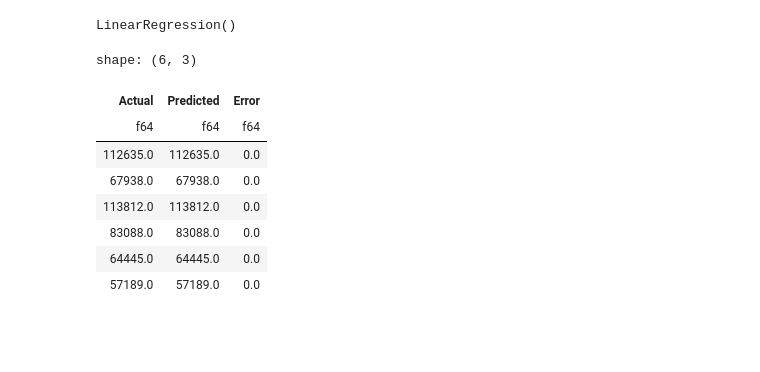
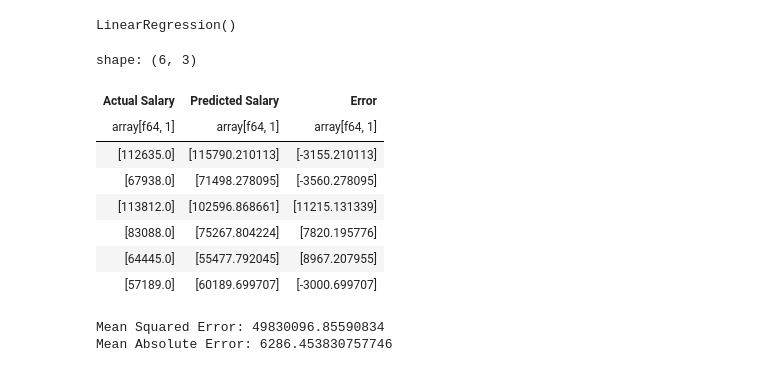
Before and after one commit to ZygimantasB/Python_R_from_two_Data_Science_experts, a Jupyter notebook: Section 5 Regression/section_5.ipynb, the cells around one changed output. Cells and saved outputs as stored; diff of their text form; code cells hidden in the pictures; blank space fills up the shorter version.

```diff
--- a/Section 5 Regression/section_5.ipynb
+++ b/Section 5 Regression/section_5.ipynb
@@ -51,7 +51,7 @@ scaler = StandardScaler()
 # %%
 scaled_X_train = scaler.fit_transform(X_train)
 # %%
-scaler_X_test = scaler.transform(X_test)
+scaled_X_test = scaler.transform(X_test)
 # %%
 from sklearn.linear_model import LinearRegression
 # %%
@@ -61,25 +61,25 @@ line_model.fit(scaled_X_train, y_train)
 # %% [output]
 LinearRegression()
 # %%
-predictions = line_model.predict(scaler_X_test)
+predictions = line_model.predict(scaled_X_test)
 # %%
-predictions = [p[0] for p in predictions]
+# predictions = [p[0] for p in predictions]
 # %%
-y_test = pl.Series(y_test)
+y_test = pl.Series('Salary', y_test)
 predictions = pl.Series(predictions)
 # %%
 pl.DataFrame({
-    'Actual': y_test,
-    'Predicted': predictions,
+    'Actual Salary': y_test,
+    'Predicted Salary': predictions,
     'Error': y_test - predictions
 })
 # %% [output]
 shape: (6, 3)
-| Actual | Predicted | Error |
-| f64 | f64 | f64 |
-| 112635.0 | 112635.0 | 0.0 |
-| 67938.0 | 67938.0 | 0.0 |
-| 113812.0 | 113812.0 | 0.0 |
-| 83088.0 | 83088.0 | 0.0 |
-| 64445.0 | 64445.0 | 0.0 |
-| 57189.0 | 57189.0 | 0.0 |
+| Actual Salary | Predicted Salary | Error |
+| array[f64, 1] | array[f64, 1] | array[f64, 1] |
+| [112635.0] | [115790.210113] | [-3155.210113] |
+| [67938.0] | [71498.278095] | [-3560.278095] |
+| [113812.0] | [102596.868661] | [11215.131339] |
+| [83088.0] | [75267.804224] | [7820.195776] |
+| [64445.0] | [55477.792045] | [8967.207955] |
+| [57189.0] | [60189.699707] | [-3000.699707] |
@@ -85,0 +92,6 @@ shape: (6, 3)
+# %%
+print(f'Mean Squared Error: {MSE}' )
+print(f'Mean Absolute Error: {MAE}')
+# %% [output]
+Mean Squared Error: 49830096.85590834
+Mean Absolute Error: 6286.453830757746
```
Also changed, not shown: parts of 8 cells of this notebook, 1 other file.
